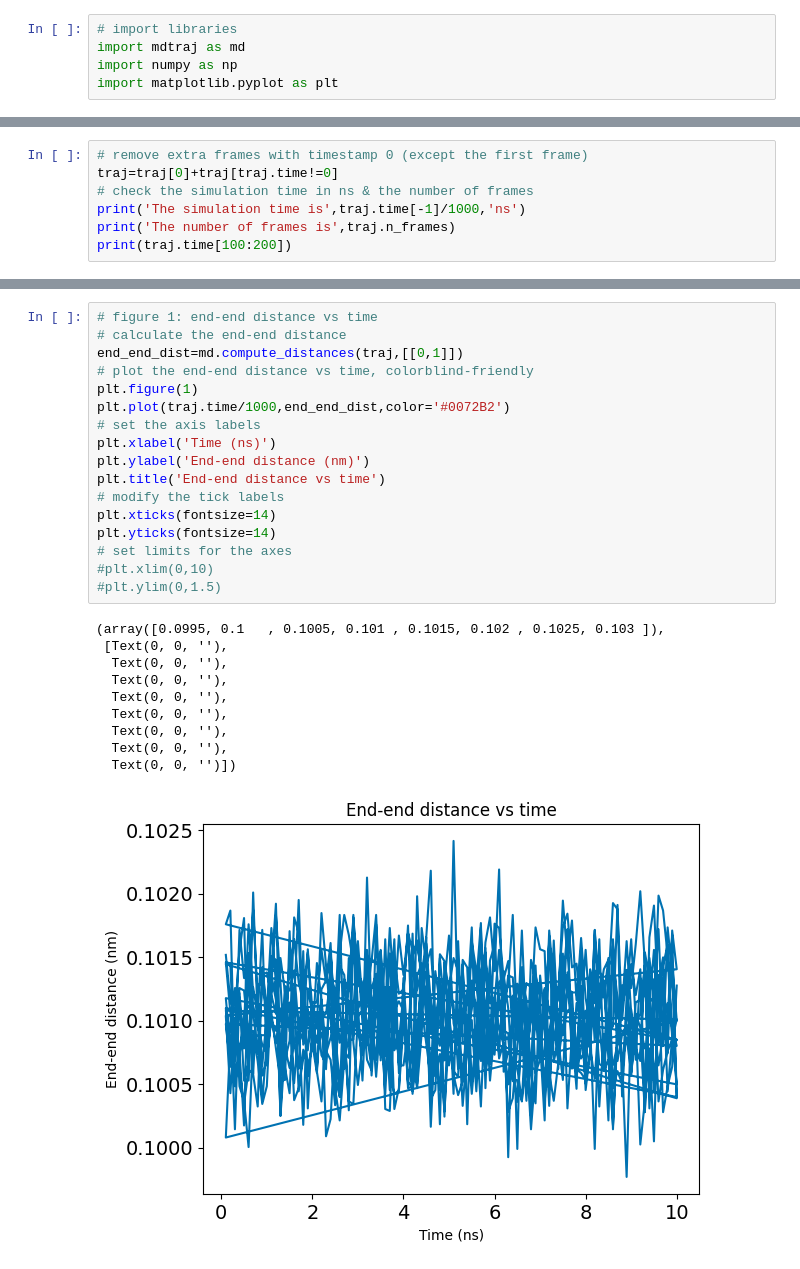
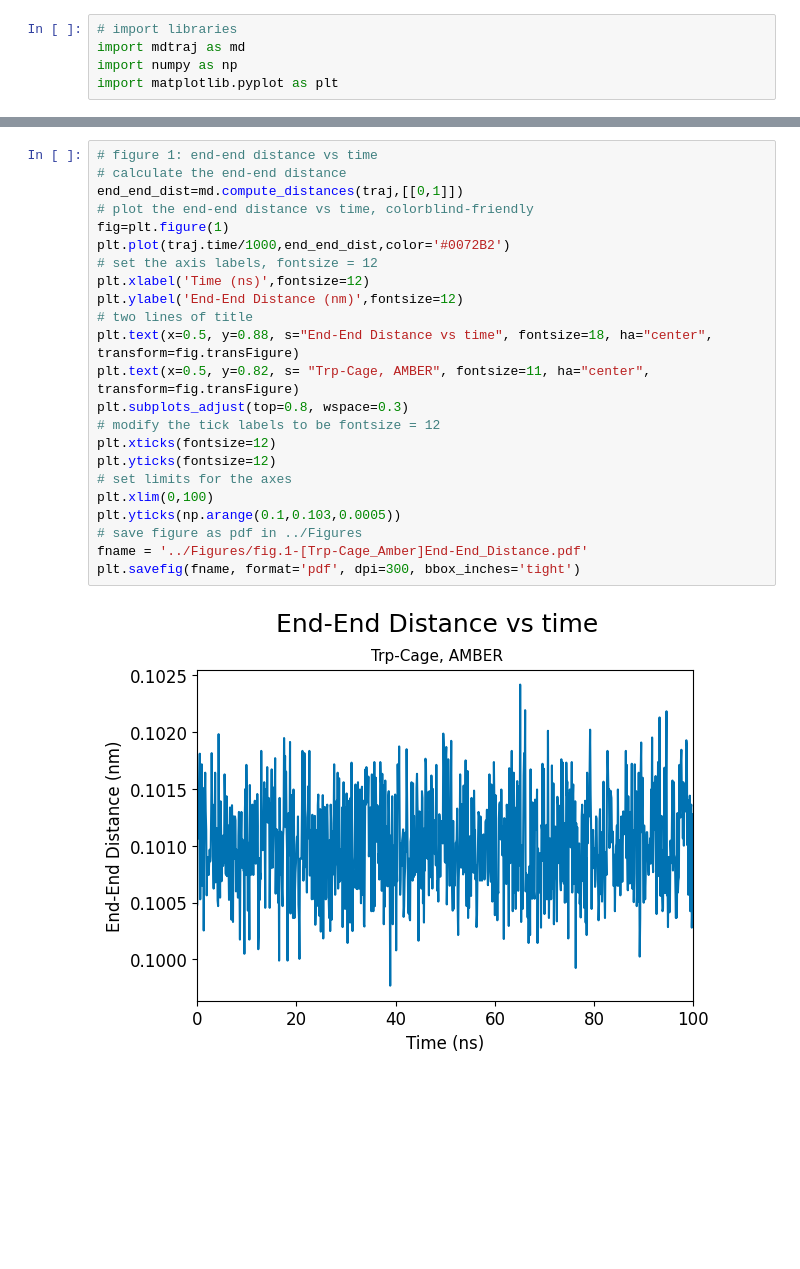
Before and after one commit to cerbveen/comp-lab-class, a Jupyter notebook: Week4/Analysis/Trp-Cage_Analysis.ipynb, the cells around one changed output, grey strips where cells are left out. Saved outputs shown, nothing was run; the diff lists cells and outputs as text; blank space fills up the shorter version.

```diff
--- a/Week4/Analysis/Trp-Cage_Analysis.ipynb
+++ b/Week4/Analysis/Trp-Cage_Analysis.ipynb
@@ -25,9 +25,2 @@ The number of frames is 1010
 <mdtraj.Topology with 1 chains, 20 residues, 284 atoms, 265 bonds>
 The number of non-hydrogen atoms is 148
-# %%
-# remove extra frames with timestamp 0 (except the first frame)
-traj=traj[0]+traj[traj.time!=0]
-# check the simulation time in ns & the number of frames
-print('The simulation time is',traj.time[-1]/1000,'ns')
-print('The number of frames is',traj.n_frames)
-print(traj.time[100:200])
@@ -47,28 +27,25 @@ The number of frames is 1001
 # %%
 # figure 1: end-end distance vs time
 # calculate the end-end distance
 end_end_dist=md.compute_distances(traj,[[0,1]])
 # plot the end-end distance vs time, colorblind-friendly
-plt.figure(1)
+fig=plt.figure(1)
 plt.plot(traj.time/1000,end_end_dist,color='#0072B2')
-# set the axis labels
-plt.xlabel('Time (ns)')
-plt.ylabel('End-end distance (nm)')
-plt.title('End-end distance vs time')
-# modify the tick labels
-plt.xticks(fontsize=14)
-plt.yticks(fontsize=14)
+# set the axis labels, fontsize = 12
+plt.xlabel('Time (ns)',fontsize=12)
+plt.ylabel('End-End Distance (nm)',fontsize=12)
+# two lines of title
+plt.text(x=0.5, y=0.88, s="End-End Distance vs time", fontsize=18, ha="center", transform=fig.transFigure)
+plt.text(x=0.5, y=0.82, s= "Trp-Cage, AMBER", fontsize=11, ha="center", transform=fig.transFigure)
+plt.subplots_adjust(top=0.8, wspace=0.3)
+# modify the tick labels to be fontsize = 12
+plt.xticks(fontsize=12)
+plt.yticks(fontsize=12)
 # set limits for the axes
-#plt.xlim(0,10)
-#plt.ylim(0,1.5)
+plt.xlim(0,100)
+plt.yticks(np.arange(0.1,0.103,0.0005))
+# save figure as pdf in ../Figures
+fname = '../Figures/fig.1-[Trp-Cage_Amber]End-End_Distance.pdf'
+plt.savefig(fname, format='pdf', dpi=300, bbox_inches='tight')
 # %% [output]
-(array([0.0995, 0.1   , 0.1005, 0.101 , 0.1015, 0.102 , 0.1025, 0.103 ]),
- [Text(0, 0, ''),
-  Text(0, 0, ''),
-  Text(0, 0, ''),
-  Text(0, 0, ''),
-  Text(0, 0, ''),
-  Text(0, 0, ''),
-  Text(0, 0, ''),
-  Text(0, 0, '')])
-[figure, old version]
+[figure, new version]
```
Also changed, not shown: parts of 5 cells of this notebook, 4 other files.
